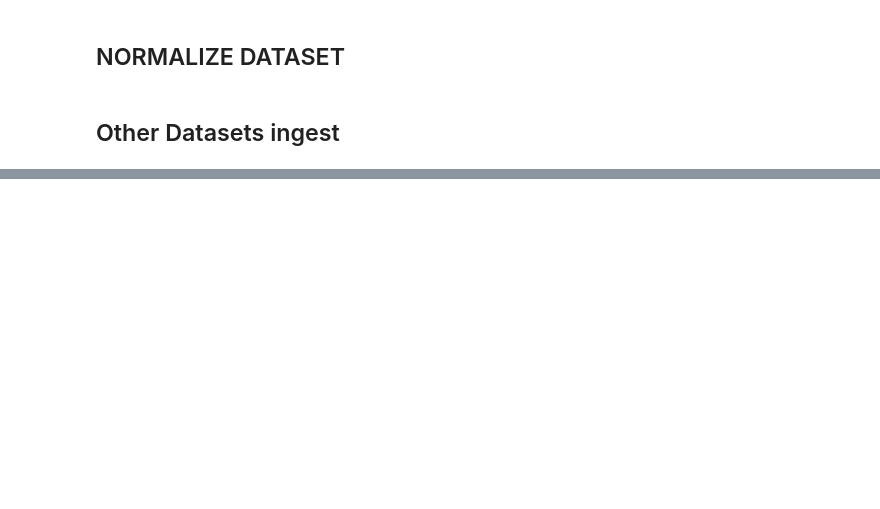
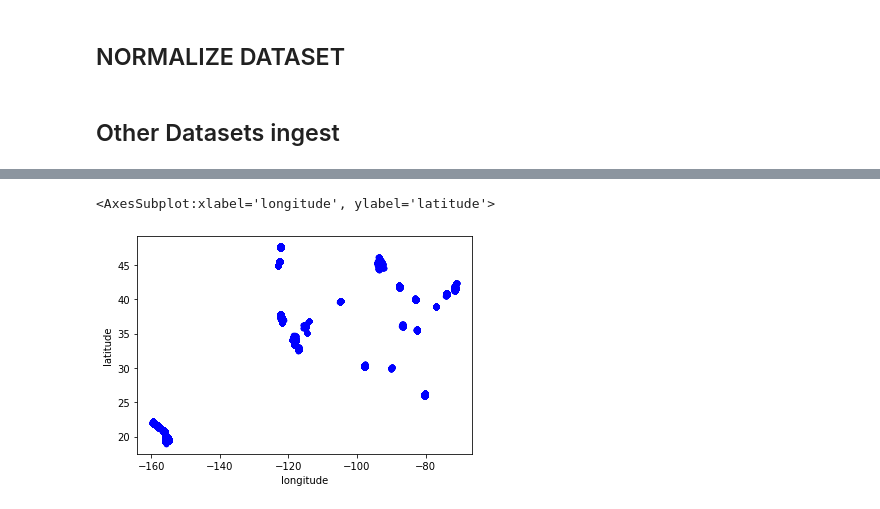
Before and after one commit to ddangwal1909/EAS503_Project_AIRBNB_Analysis, a Jupyter notebook: AIRBNB_ANALYSIS.ipynb, the cells around one changed output, grey strips where cells are left out. Saved outputs shown, nothing was run; the diff lists cells and outputs as text; code cells hidden in the pictures; blank space fills up the shorter version.

```diff
--- a/AIRBNB_ANALYSIS.ipynb
+++ b/AIRBNB_ANALYSIS.ipynb
@@ -409,5 +403,5 @@ city
  'Twin Cities MSA': 'Minnesota',
  'Washington D.C.': 'District of Columbia'}
 # %%
-sql=''' select state,count(*) from airbnb_data_new group by state order by count(*) desc '''
-sql_query(sql,'airbnb.db')
+sql=''' select * from airbnb_data_new'''
+df_airbnb_listing = sql_query(sql,'airbnb.db')
@@ -437,0 +678,6 @@ b
+# %%
+df_airbnb_listing.plot(x="longitude", y="latitude", kind="scatter", c="blue",
+        colormap="YlOrRd")
+# %% [output]
+<AxesSubplot:xlabel='longitude', ylabel='latitude'>
+[figure, added]
```
Also changed, not shown: parts of 24 cells of this notebook, 1 other file.
